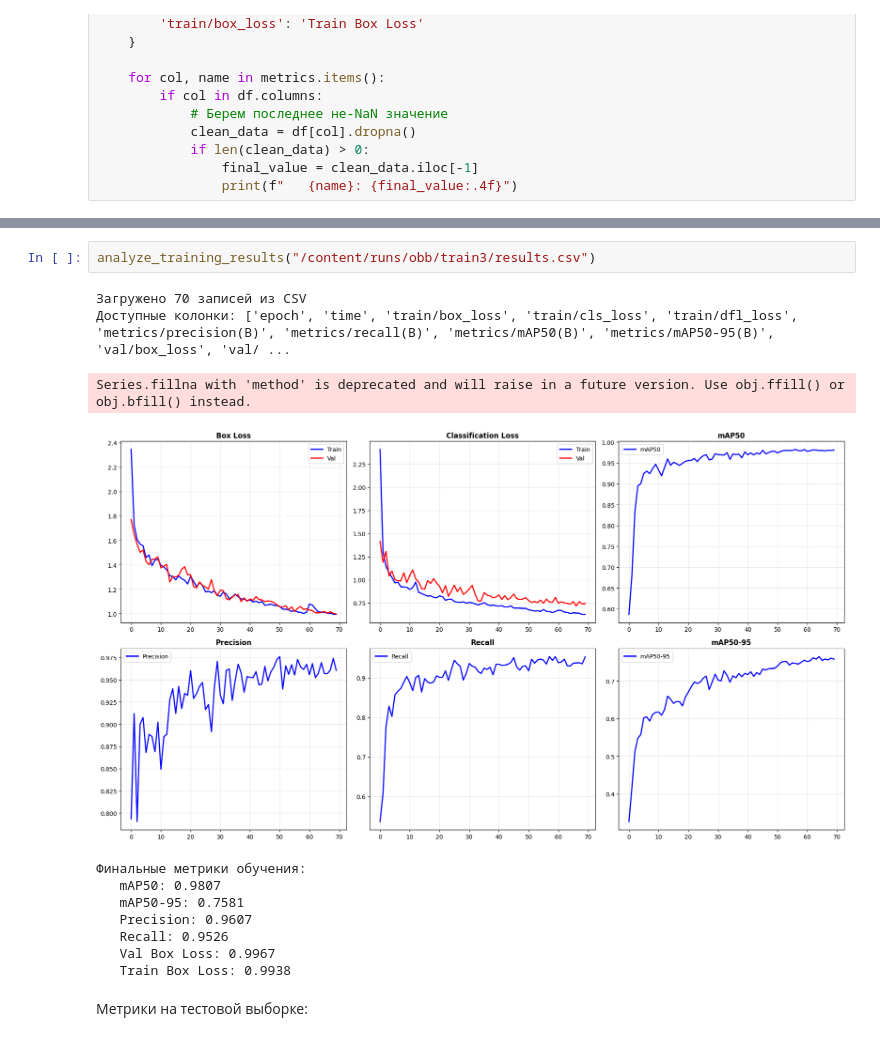
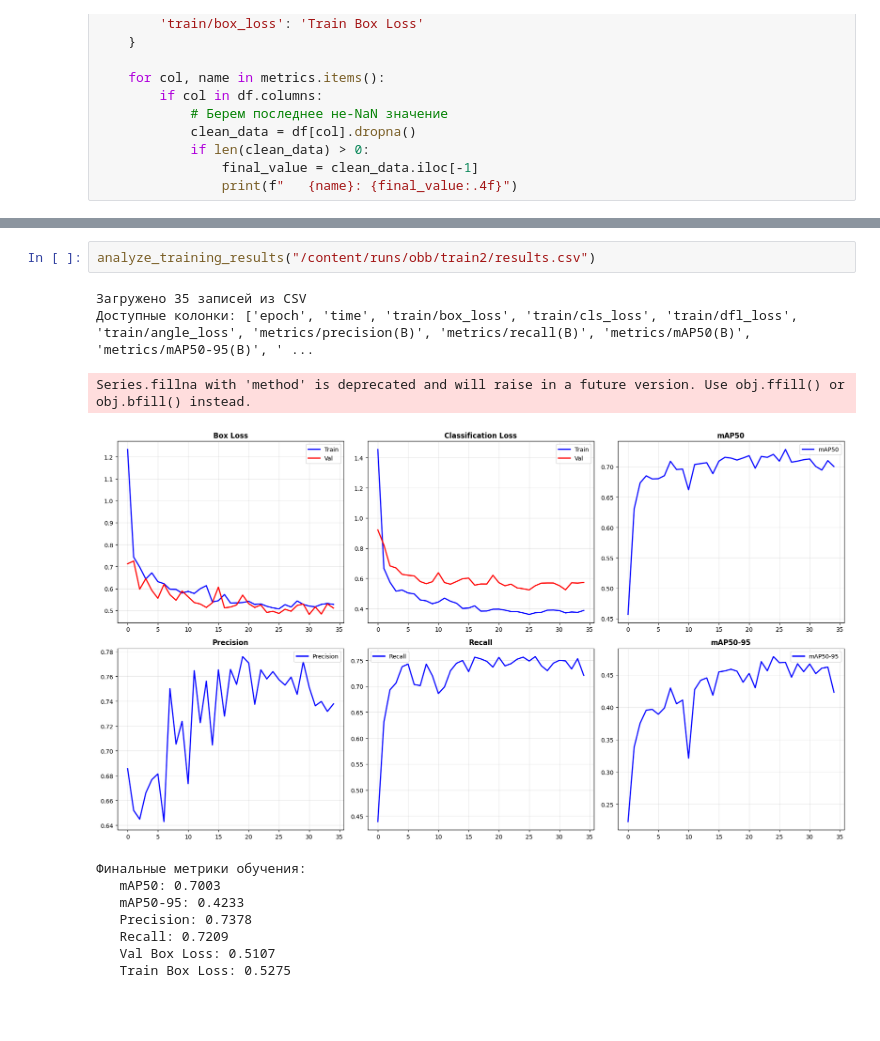
Before and after one commit to erraiii/guitar-tab-synthesis, a Jupyter notebook: notebooks/01_guitar_detection.ipynb, the cells around one changed output, grey strips where cells are left out. Saved outputs shown, nothing was run; the diff lists cells and outputs as text; blank space fills up the shorter version.

```diff
--- a/notebooks/01_guitar_detection.ipynb
+++ b/notebooks/01_guitar_detection.ipynb
@@ -362,16 +380,14 @@ Results saved to /content/runs/obb/train3
 # %%
-analyze_training_results("/content/runs/obb/train3/results.csv")
+analyze_training_results("/content/runs/obb/train2/results.csv")
 # %% [output]
-Загружено 70 записей из CSV
-Доступные колонки: ['epoch', 'time', 'train/box_loss', 'train/cls_loss', 'train/dfl_loss', 'metrics/precision(B)', 'metrics/recall(B)', 'metrics/mAP50(B)', 'metrics/mAP50-95(B)', 'val/box_loss', 'val/ ...
+Загружено 35 записей из CSV
+Доступные колонки: ['epoch', 'time', 'train/box_loss', 'train/cls_loss', 'train/dfl_loss', 'train/angle_loss', 'metrics/precision(B)', 'metrics/recall(B)', 'metrics/mAP50(B)', 'metrics/mAP50-95(B)', ' ...
 Series.fillna with 'method' is deprecated and will raise in a future version. Use obj.ffill() or obj.bfill() instead.
-[figure, old version]
+[figure, new version]
 Финальные метрики обучения:
-   mAP50: 0.9807
-   mAP50-95: 0.7581
-   Precision: 0.9607
-   Recall: 0.9526
-   Val Box Loss: 0.9967
-   Train Box Loss: 0.9938
+   mAP50: 0.7003
+   mAP50-95: 0.4233
+   Precision: 0.7378
+   Recall: 0.7209
+   Val Box Loss: 0.5107
+   Train Box Loss: 0.5275
-# %% [markdown]
-Метрики на тестовой выборке:
```
Also changed, not shown: parts of 32 cells of this notebook, 3 other files.
